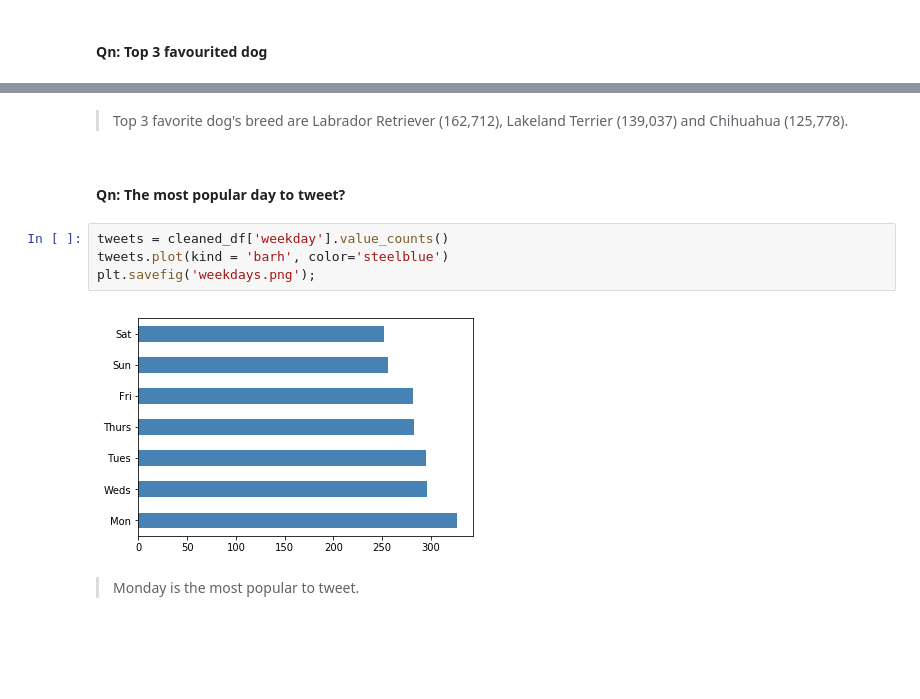
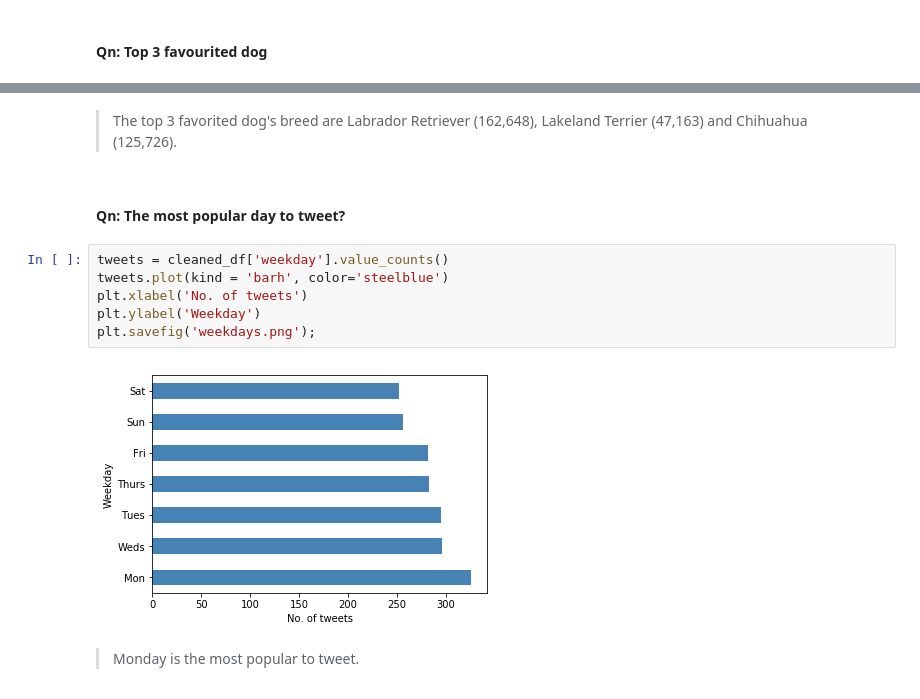
Before and after one commit to emilylauyw/Udacity-DAND-Project7-Wrangle_and_Analyze_Data, a Jupyter notebook: wrangle_act.ipynb, the cells around one changed output, grey strips where cells are left out. Drawn from its saved outputs; the diff is of its cells as text; blank space fills up the shorter version.

```diff
--- a/wrangle_act.ipynb
+++ b/wrangle_act.ipynb
@@ -1134,15 +1216,17 @@ cleaned_df.sort_values(by=['favorite_count'], ascending=False).head(3)
 | 308 | 822872901745569793 | 2017-01-21 18:26:02 | Twitter for iPhone | Here's a super supportive puppo p... | https://twitter.com/dog_rates/sta... | 13 | 10 | ... |
 | 399 | 807106840509214720 | 2016-12-09 06:17:20 | Twitter for iPhone | This is Stephan. He just wants to... | https://twitter.com/dog_rates/sta... | 13 | 10 | ... |
 # %% [markdown]
-> Top 3 favorite dog's breed are Labrador Retriever (162,712), Lakeland Terrier (139,037) and Chihuahua (125,778).
+> The top 3 favorited dog's breed are Labrador Retriever (162,648), Lakeland Terrier (47,163) and Chihuahua (125,726).
 # %% [markdown]
 #### Qn: The most popular day to tweet?
 # %%
 tweets = cleaned_df['weekday'].value_counts()
 tweets.plot(kind = 'barh', color='steelblue')
+plt.xlabel('No. of tweets')
+plt.ylabel('Weekday')
 plt.savefig('weekdays.png');
 # %% [output]
-[figure, old version]
+[figure, new version]
 # %% [markdown]
 > Monday is the most popular to tweet.
 # %% [markdown]
```
Also changed, not shown: parts of 110 cells of this notebook.
